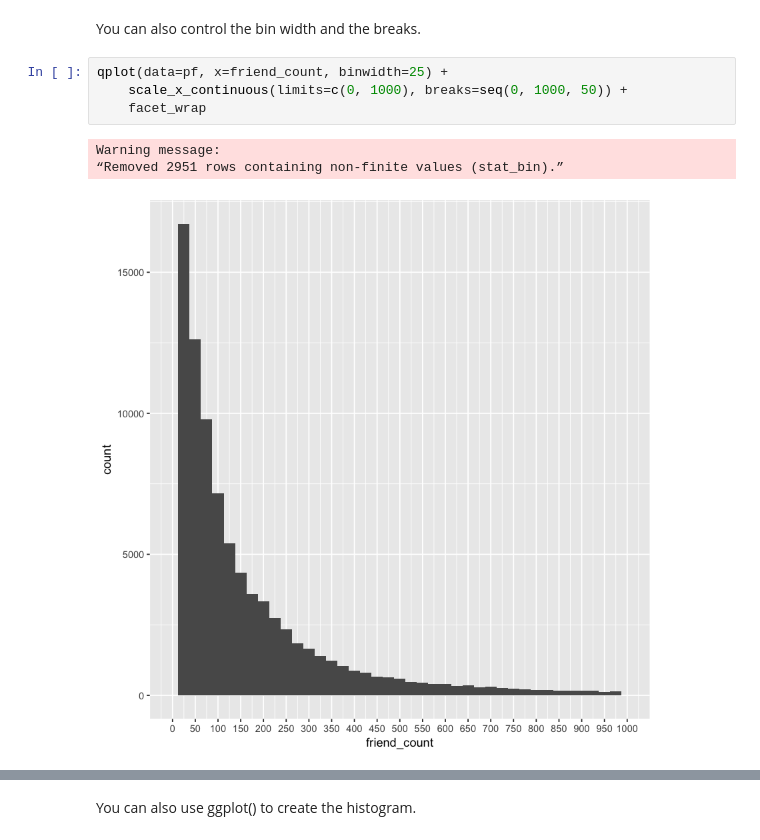
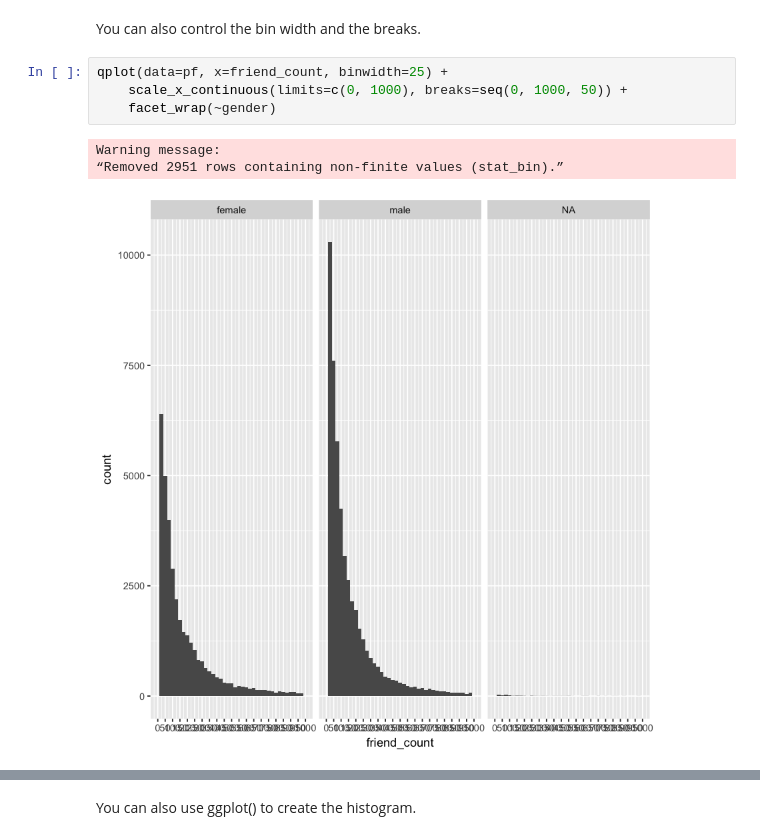
Before and after one commit to mukerong/Toolkit, a Jupyter notebook: R/R-Basics.ipynb, the cells around one changed output, grey strips where cells are left out. Cells and saved outputs as stored; diff of their text form.

Commit message:
scale a plot

```diff
--- a/R/R-Basics.ipynb
+++ b/R/R-Basics.ipynb
@@ -633,8 +646,8 @@ You can also control the bin width and the breaks.
 # %%
 qplot(data=pf, x=friend_count, binwidth=25) +
     scale_x_continuous(limits=c(0, 1000), breaks=seq(0, 1000, 50)) +
-    facet_wrap
+    facet_wrap(~gender)
 # %% [output]
 Warning message:
 “Removed 2951 rows containing non-finite values (stat_bin).”
-[figure, old version]
+[figure, new version]
```
Also changed, not shown: parts of 11 cells of this notebook.
